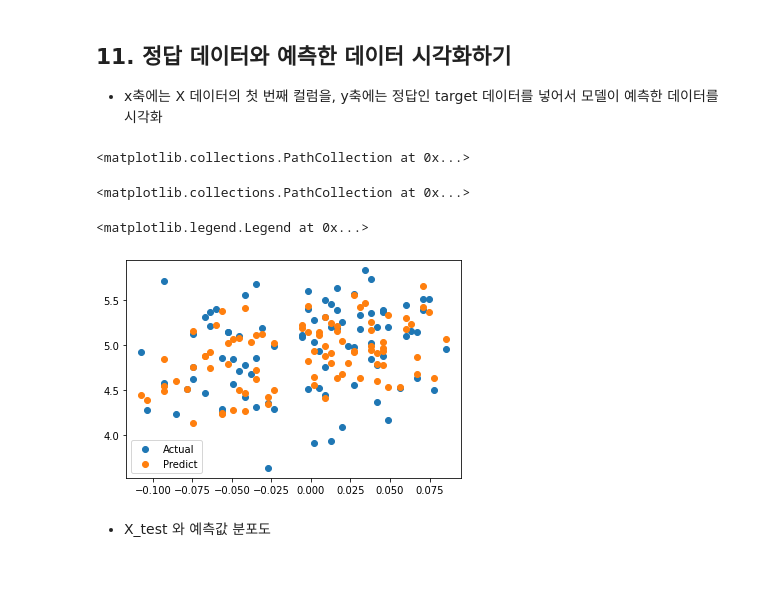
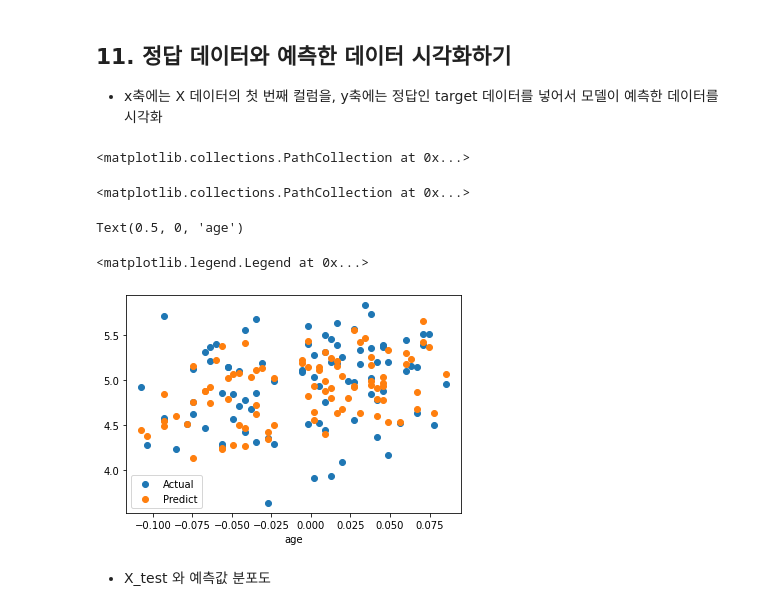
Before and after one commit to ohyoulim/first-repository, a Jupyter notebook: [E-02]LinearRegression.ipynb, the cells around one changed output. Drawn from its saved outputs; the diff is of its cells as text; code cells hidden in the pictures; blank space fills up the shorter version.

```diff
--- a/[E-02]LinearRegression.ipynb
+++ b/[E-02]LinearRegression.ipynb
@@ -444,13 +444,15 @@ mse
 # %%
 plt.scatter(X_test[:, 0], y_test, label='Actual')
 plt.scatter(X_test[:, 0], prediction, label='Predict')
+plt.xlabel("age")
 plt.legend()
 plt.show()
 # %% [output]
 <matplotlib.collections.PathCollection at 0x...>
 <matplotlib.collections.PathCollection at 0x...>
-<matplotlib.legend.Legend at 0x...>
+Text(0.5, 0, 'age')
+<matplotlib.legend.Legend at 0x...>
-[figure, old version]
+[figure, new version]
 # %% [markdown]
 * X_test 와 예측값 분포도
 # %%
```
Also changed, not shown: parts of 13 cells of this notebook.
